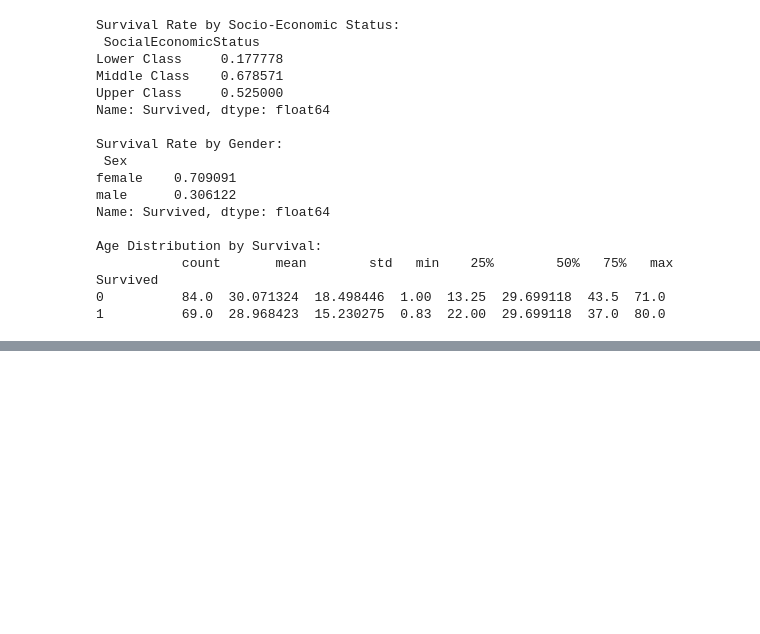
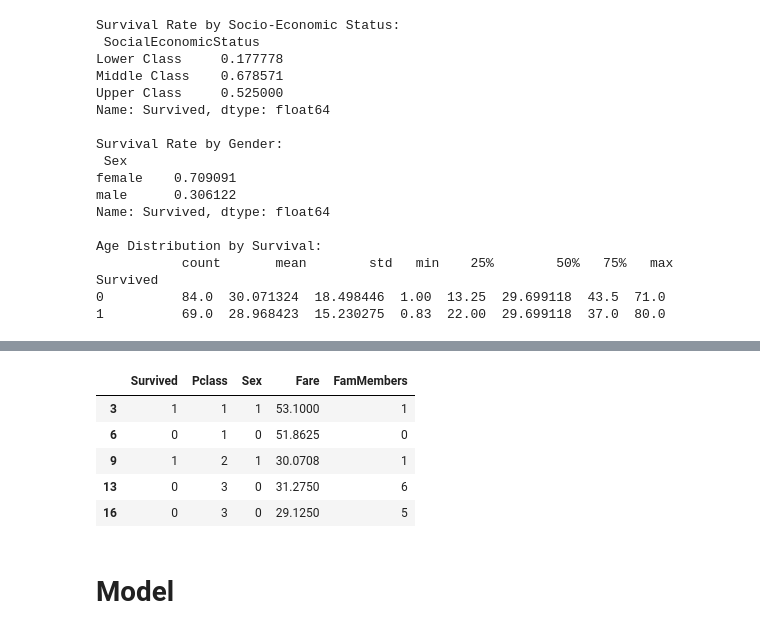
Before and after one commit to MazenIbrahim1/Titanic_Data_Model, a Jupyter notebook: Titanic_Data_Model.ipynb, the cells around one changed output, grey strips where cells are left out. Saved outputs shown, nothing was run; the diff lists cells and outputs as text; code cells hidden in the pictures; blank space fills up the shorter version.

```diff
--- a/Titanic_Data_Model.ipynb
+++ b/Titanic_Data_Model.ipynb
@@ -409,0 +477,12 @@ Survived
+# %%
+features = data_train[['Survived', 'Pclass', 'Sex', 'Fare', 'FamMembers']]
+features.head()
+# %% [output]
+|  | Survived | Pclass | Sex | Fare | FamMembers |
+| 3 | 1 | 1 | 1 | 53.1000 | 1 |
+| 6 | 0 | 1 | 0 | 51.8625 | 0 |
+| 9 | 1 | 2 | 1 | 30.0708 | 1 |
+| 13 | 0 | 3 | 0 | 31.2750 | 6 |
+| 16 | 0 | 3 | 0 | 29.1250 | 5 |
+# %% [markdown]
+# Model
```
Also changed, not shown: parts of 5 cells of this notebook.
